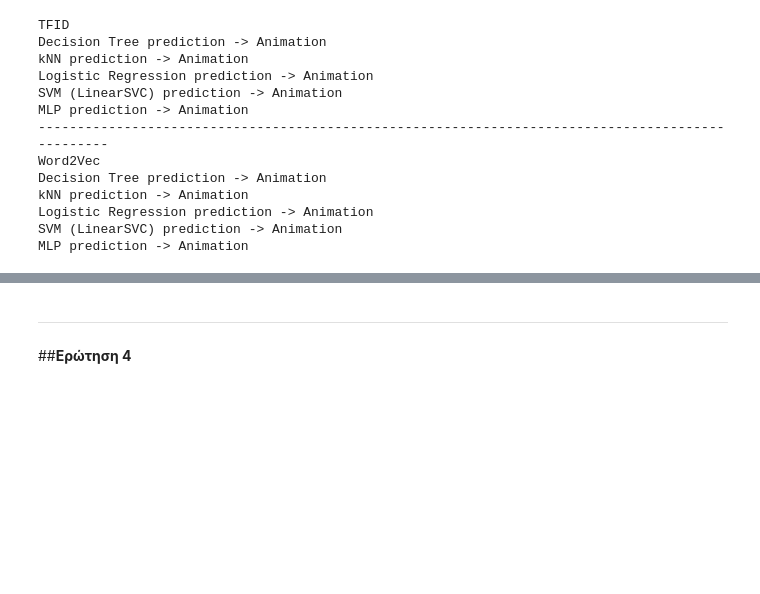
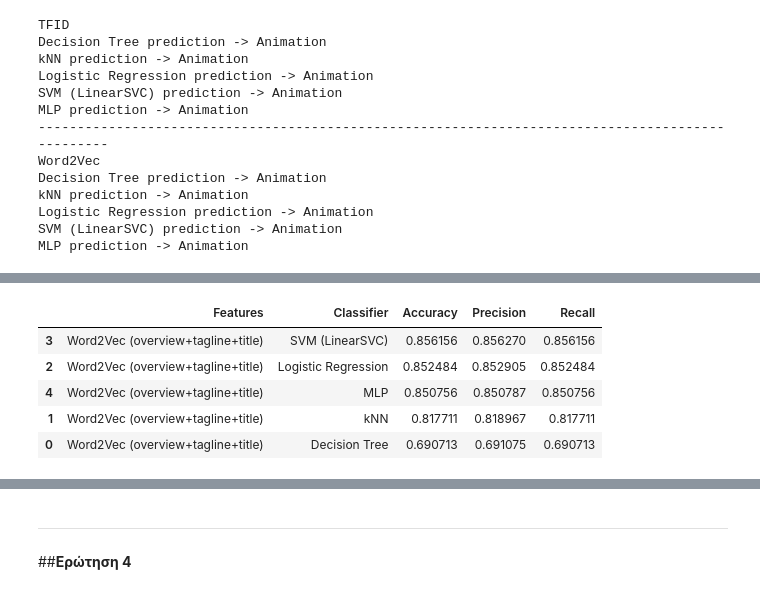
Before and after one commit to BillPapakyriakou/DataMining-Notebooks, a Jupyter notebook: assignment_3.ipynb, the cells around one changed output, grey strips where cells are left out. Saved outputs shown, nothing was run; the diff lists cells and outputs as text; code cells hidden in the pictures; blank space fills up the shorter version.

```diff
--- a/assignment_3.ipynb
+++ b/assignment_3.ipynb
@@ -849,0 +911,33 @@ MLP prediction -> Animation
+# %%
+# για κάθε ταινία υπολογισμός του mean vector όλων των λέξεων της περίληψης
+vector_size = w2v_model.vector_size
+X_w2v_new = np.vstack([mean_vector(txt, w2v_model, vector_size) for txt in X_text_new])
+
+# λίστα με τα αποτελέσματα του Word2Vec
+w2v_new_results = []
+# dictionary για αποθήκευση των confusion matrices για κάθε classifier
+w2v_new_confusions = {}
+
+# κάνουμε 5-fold cross validation ανα classifier
+for name, model in w2v_models.items():
+    accuracy, precision, recall, cm, _ = evaluate_metrics(model, X_w2v_new, y, labels, cv)
+
+    w2v_new_results.append({
+        "Features": "Word2Vec (overview+tagline+title)",
+        "Classifier": name,
+        "Accuracy": accuracy,
+        "Precision": precision,
+        "Recall": recall
+    })
+    w2v_new_confusions[name] = cm
+
+# αποτελέσματα sorted με βάση το accuracy του κάθε classifier
+w2v_new_results_df = pd.DataFrame(w2v_new_results).sort_values(by="Accuracy", ascending=False)
+w2v_new_results_df
+# %% [output]
+|  | Features | Classifier | Accuracy | Precision | Recall |
+| 3 | Word2Vec (overview+tagline+title) | SVM (LinearSVC) | 0.856156 | 0.856270 | 0.856156 |
+| 2 | Word2Vec (overview+tagline+title) | Logistic Regression | 0.852484 | 0.852905 | 0.852484 |
+| 4 | Word2Vec (overview+tagline+title) | MLP | 0.850756 | 0.850787 | 0.850756 |
+| 1 | Word2Vec (overview+tagline+title) | kNN | 0.817711 | 0.818967 | 0.817711 |
+| 0 | Word2Vec (overview+tagline+title) | Decision Tree | 0.690713 | 0.691075 | 0.690713 |
```
Also changed, not shown: parts of 9 cells of this notebook.
